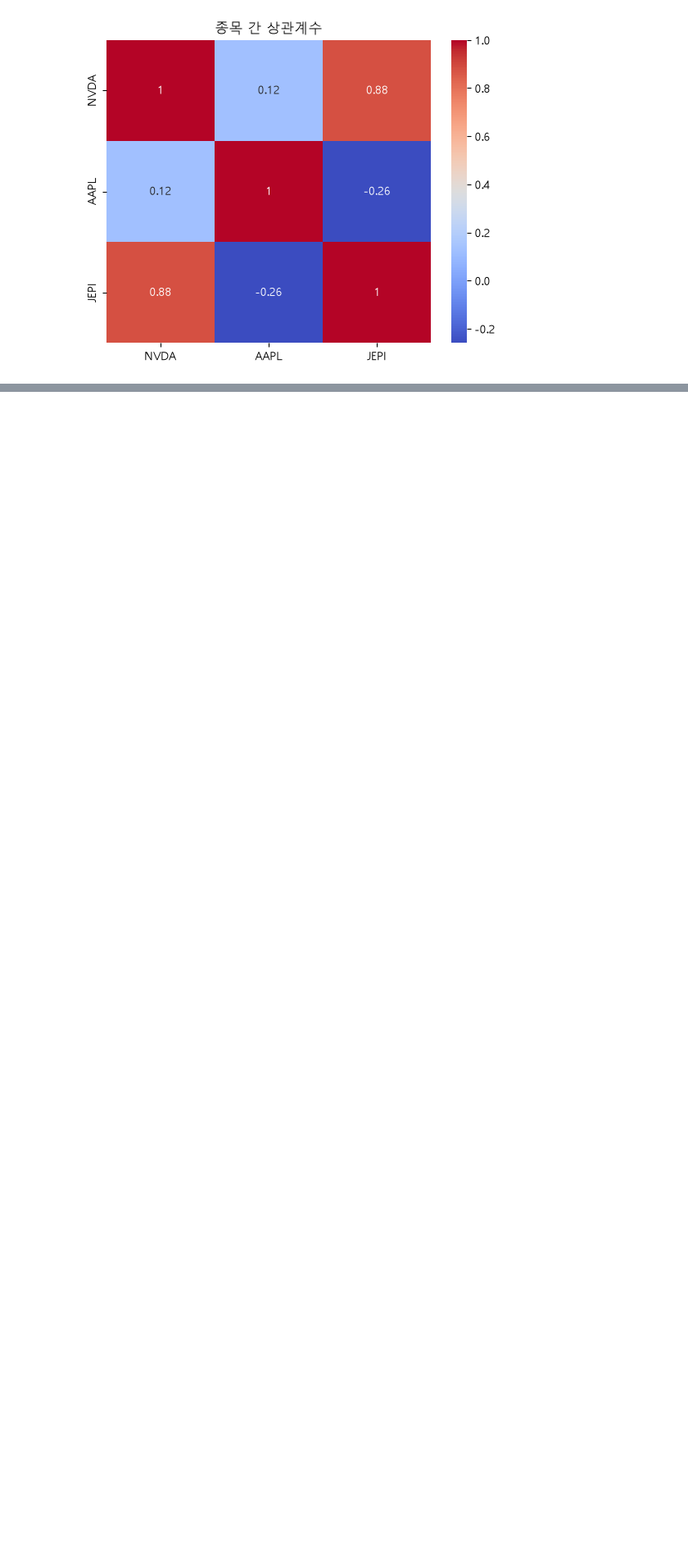
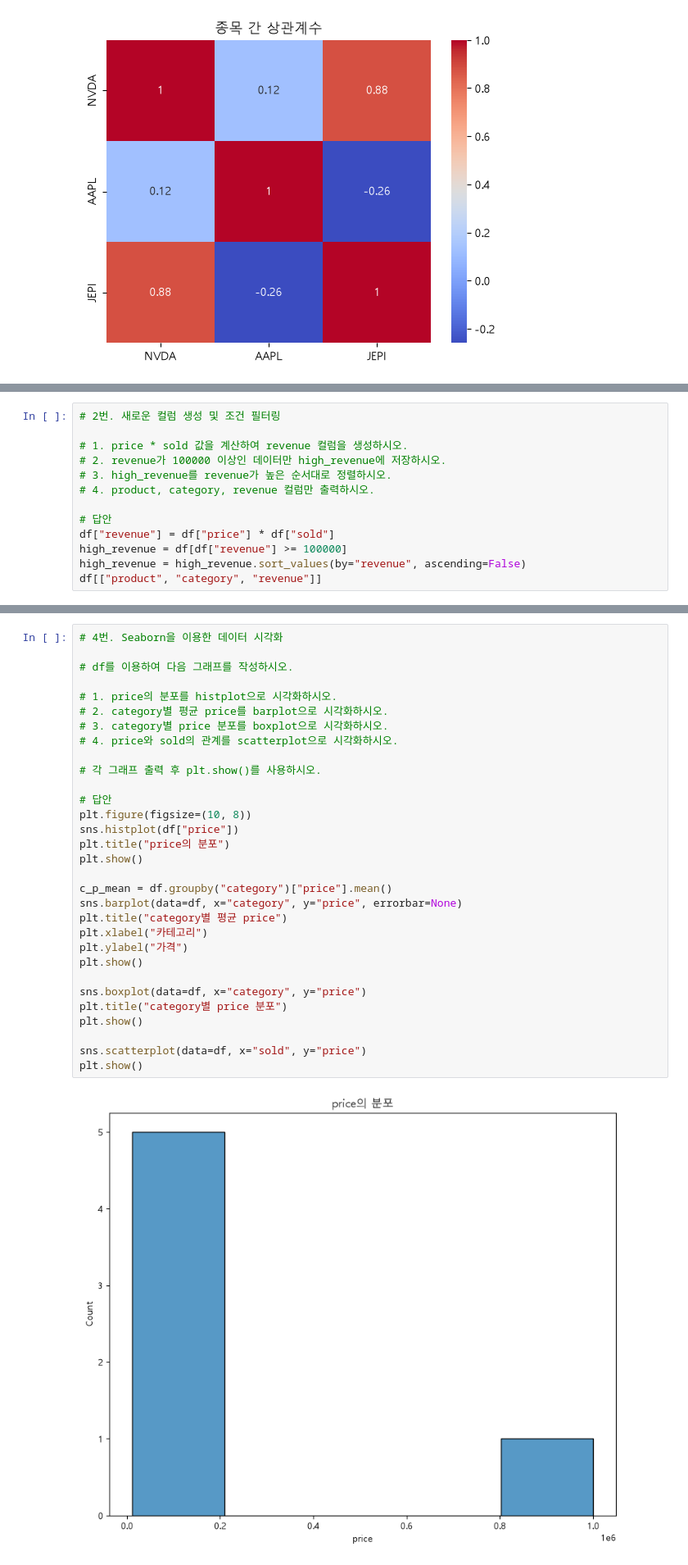
Before and after one commit to fdsa0317/kdt-data-analysis, a Jupyter notebook: 복습.ipynb, the cells around one changed output, grey strips where cells are left out. Shown at 82% size. Cells and saved outputs as stored; diff of their text form; blank space fills up the shorter version.

```diff
--- a/복습.ipynb
+++ b/복습.ipynb
@@ -498,0 +549,13 @@ plt.show()
+# %%
+# 2번. 새로운 컬럼 생성 및 조건 필터링
+
+# 1. price * sold 값을 계산하여 revenue 컬럼을 생성하시오.
+# 2. revenue가 100000 이상인 데이터만 high_revenue에 저장하시오.
+# 3. high_revenue를 revenue가 높은 순서대로 정렬하시오.
+# 4. product, category, revenue 컬럼만 출력하시오.
+
+# 답안
+df["revenue"] = df["price"] * df["sold"]
+high_revenue = df[df["revenue"] >= 100000]
+high_revenue = high_revenue.sort_values(by="revenue", ascending=False)
+df[["product", "category", "revenue"]]
@@ -498,0 +588,33 @@ plt.show()
+# %%
+# 4번. Seaborn을 이용한 데이터 시각화
+
+# df를 이용하여 다음 그래프를 작성하시오.
+
+# 1. price의 분포를 histplot으로 시각화하시오.
+# 2. category별 평균 price를 barplot으로 시각화하시오.
+# 3. category별 price 분포를 boxplot으로 시각화하시오.
+# 4. price와 sold의 관계를 scatterplot으로 시각화하시오.
+
+# 각 그래프 출력 후 plt.show()를 사용하시오.
+
+# 답안
+plt.figure(figsize=(10, 8))
+sns.histplot(df["price"])
+plt.title("price의 분포")
+plt.show()
+
+c_p_mean = df.groupby("category")["price"].mean()
+sns.barplot(data=df, x="category", y="price", errorbar=None)
+plt.title("category별 평균 price")
+plt.xlabel("카테고리")
+plt.ylabel("가격")
+plt.show()
+
+sns.boxplot(data=df, x="category", y="price")
+plt.title("category별 price 분포")
+plt.show()
+
+sns.scatterplot(data=df, x="sold", y="price")
+plt.show()
+# %% [output]
+[figure, added]
```
Also changed, not shown: parts of 7 cells of this notebook.
